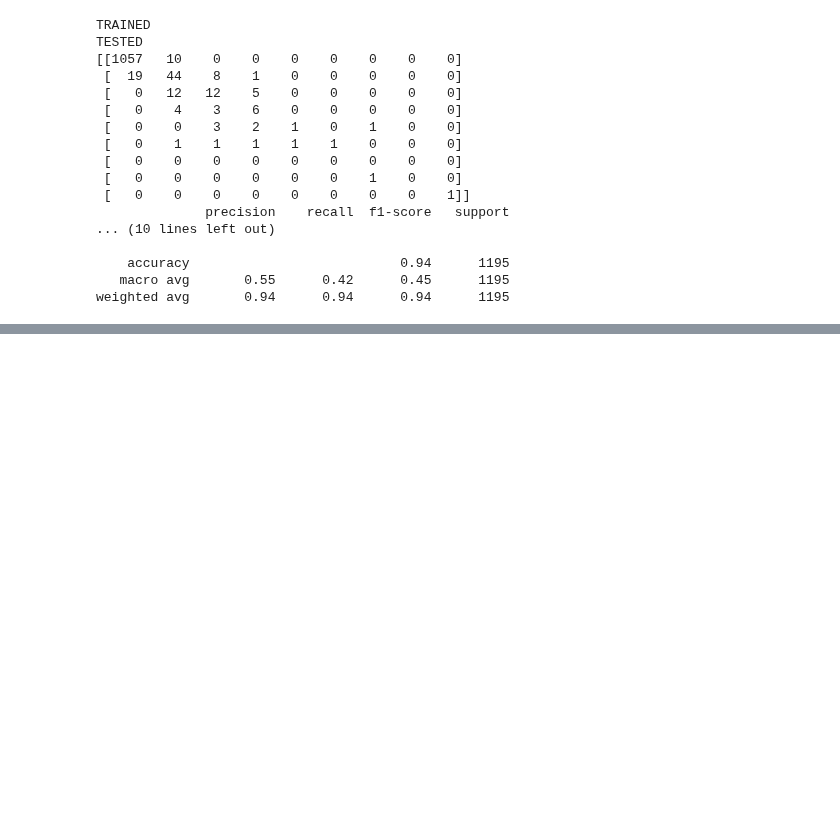
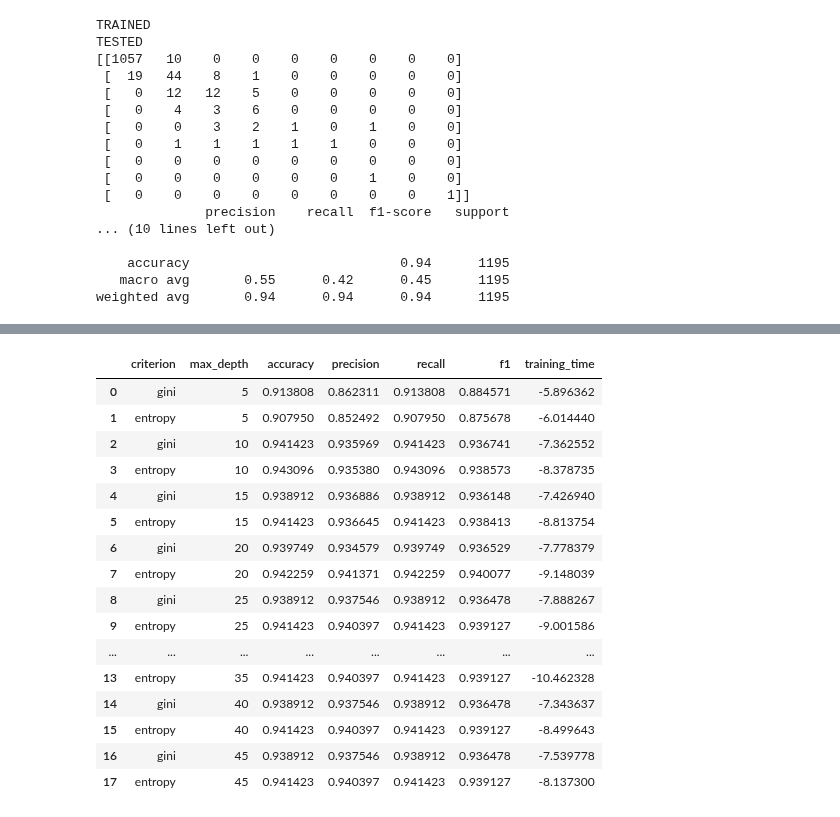
Before and after one commit to Daniel-Dumitrescu/csi4142-project, a Jupyter notebook: supervised_learning/Random_Forest.ipynb, the cells around one changed output, grey strips where cells are left out. Drawn from its saved outputs; the diff is of its cells as text; code cells hidden in the pictures; blank space fills up the shorter version.

Commit message:
Created random forest

```diff
--- a/supervised_learning/Random_Forest.ipynb
+++ b/supervised_learning/Random_Forest.ipynb
@@ -79,9 +79,12 @@ def compute_metrics(labels,predictions):
 # %%
+start = time.time()
 classifier = RandomForestClassifier(n_estimators = 1000,random_state = 42,criterion='gini',max_depth=25)
 classifier.fit(X_train, y_train)
+end = time.time()
 
 print("TRAINED")
 y_pred = classifier.predict(X_val)
+accuracy, precision, recall, f1 = compute_metrics(y_val, y_pred)
 print("TESTED")
 
 print(confusion_matrix(y_val, y_pred))
@@ -104,9 +107,3 @@ TESTED
     accuracy                           0.94      1195
    macro avg       0.55      0.42      0.45      1195
 weighted avg       0.94      0.94      0.94      1195
-# %%
-precision, recall, f1 = compute_metrics(y_val, y_pred)
-print("PRECISION: " + str(precision))
-print("RECALL: " + str(recall))
-print("F1: " + str(f1))
-print("Gmean: " + str(gmean))
@@ -119,0 +118,20 @@ NameError: name 'gmean' is not defined
+# %%
+results = []
+# %%
+criteria = ["gini","entropy"]
+
+for i in range(5,50,5):
+    for criterion in criteria:
+
+            start = time.time()
+            print("RF","Max Depth",str(i),criterion)
+            classifier = RandomForestClassifier(n_estimators = 1000,random_state = 42,criterion=criterion,max_depth=i)
+            classifier.fit(X_train, y_train)
+            end = time.time()
+            training_time = start - end
+
+            print("TRAINED")
+            y_pred = classifier.predict(X_val)
+            accuracy, precision, recall, f1 = compute_metrics(y_val, y_pred)
+            print("TESTED")
+            results.append([criterion,i,accuracy,precision,recall,f1,training_time])
@@ -119,0 +225,21 @@ NameError: name 'gmean' is not defined
+# %%
+results_df = pd.DataFrame(results,columns=['criterion','max_depth','accuracy', 'precision', 'recall', 'f1','training_time'])
+results_df.head(20)
+# %% [output]
+|  | criterion | max_depth | accuracy | precision | recall | f1 | training_time |
+| 0 | gini | 5 | 0.913808 | 0.862311 | 0.913808 | 0.884571 | -5.896362 |
+| 1 | entropy | 5 | 0.907950 | 0.852492 | 0.907950 | 0.875678 | -6.014440 |
+| 2 | gini | 10 | 0.941423 | 0.935969 | 0.941423 | 0.936741 | -7.362552 |
+| 3 | entropy | 10 | 0.943096 | 0.935380 | 0.943096 | 0.938573 | -8.378735 |
+| 4 | gini | 15 | 0.938912 | 0.936886 | 0.938912 | 0.936148 | -7.426940 |
+| 5 | entropy | 15 | 0.941423 | 0.936645 | 0.941423 | 0.938413 | -8.813754 |
+| 6 | gini | 20 | 0.939749 | 0.934579 | 0.939749 | 0.936529 | -7.778379 |
+| 7 | entropy | 20 | 0.942259 | 0.941371 | 0.942259 | 0.940077 | -9.148039 |
+| 8 | gini | 25 | 0.938912 | 0.937546 | 0.938912 | 0.936478 | -7.888267 |
+| 9 | entropy | 25 | 0.941423 | 0.940397 | 0.941423 | 0.939127 | -9.001586 |
+| ... | ... | ... | ... | ... | ... | ... | ... |
+| 13 | entropy | 35 | 0.941423 | 0.940397 | 0.941423 | 0.939127 | -10.462328 |
+| 14 | gini | 40 | 0.938912 | 0.937546 | 0.938912 | 0.936478 | -7.343637 |
+| 15 | entropy | 40 | 0.941423 | 0.940397 | 0.941423 | 0.939127 | -8.499643 |
+| 16 | gini | 45 | 0.938912 | 0.937546 | 0.938912 | 0.936478 | -7.539778 |
+| 17 | entropy | 45 | 0.941423 | 0.940397 | 0.941423 | 0.939127 | -8.137300 |
```
Also changed, not shown: parts of 6 cells of this notebook, 1 other file.
